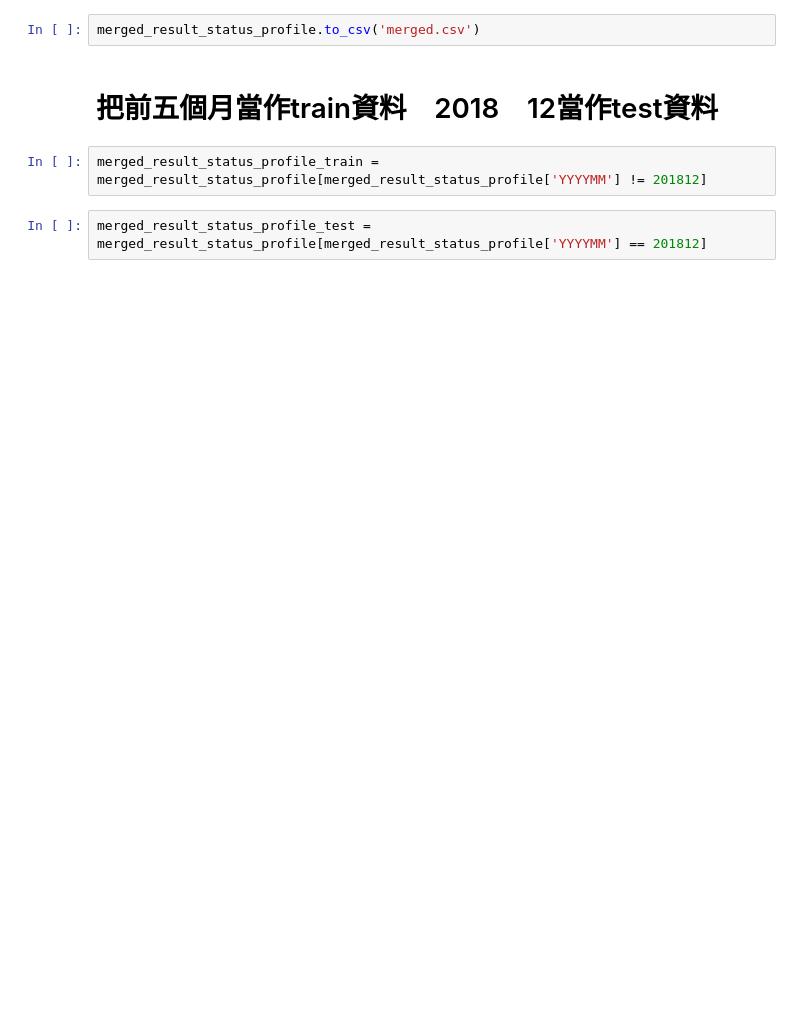
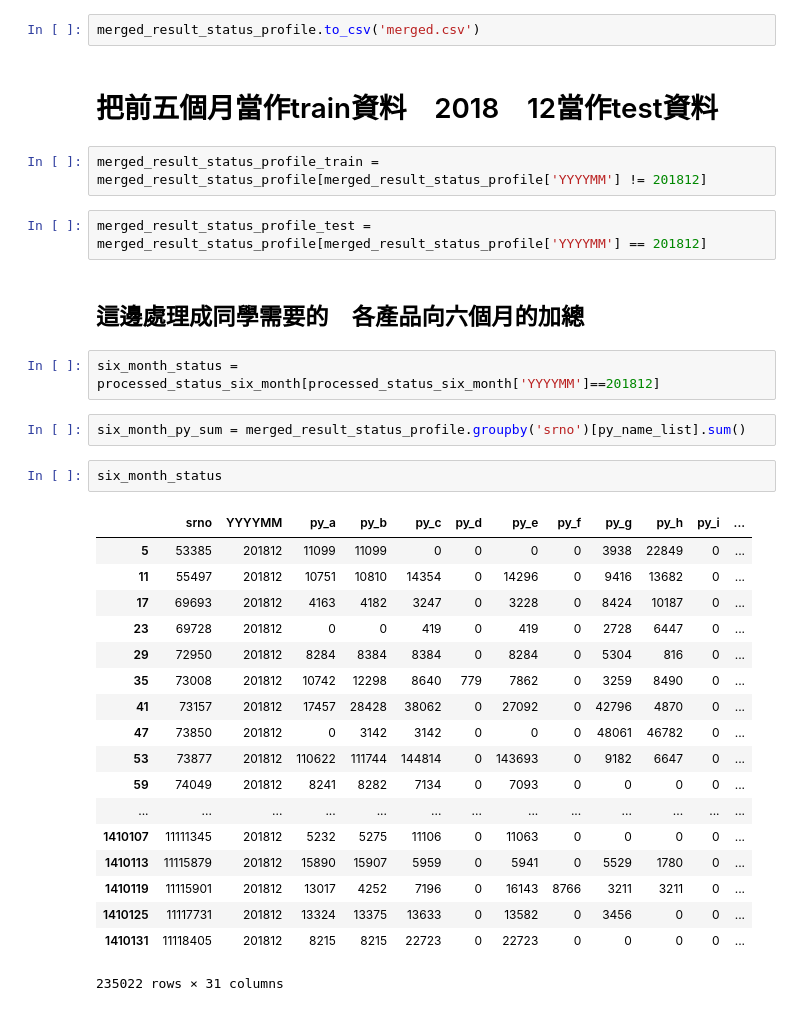
Before and after one commit to GISH123/2nd-Business-Model-and-Big-Data-Competition, a Jupyter notebook: Preprocessing/read_file_and_data_preprocessing.ipynb, the cells around one changed output. Saved outputs shown, nothing was run; the diff lists cells and outputs as text; blank space fills up the shorter version.

```diff
--- a/Preprocessing/read_file_and_data_preprocessing.ipynb
+++ b/Preprocessing/read_file_and_data_preprocessing.ipynb
@@ -415,3 +425,30 @@ merged_result_status_profile.to_csv('merged.csv')
 merged_result_status_profile_train = merged_result_status_profile[merged_result_status_profile['YYYYMM'] != 201812]
 # %%
 merged_result_status_profile_test = merged_result_status_profile[merged_result_status_profile['YYYYMM'] == 201812]
+# %% [markdown]
+## 這邊處理成同學需要的　各產品向六個月的加總
+# %%
+six_month_status = processed_status_six_month[processed_status_six_month['YYYYMM']==201812]
+# %%
+six_month_py_sum = merged_result_status_profile.groupby('srno')[py_name_list].sum()
+# %%
+six_month_status
+# %% [output]
+|  | srno | YYYYMM | py_a | py_b | py_c | py_d | py_e | py_f | py_g | py_h | py_i | ... |
+| 5 | 53385 | 201812 | 11099 | 11099 | 0 | 0 | 0 | 0 | 3938 | 22849 | 0 | ... |
+| 11 | 55497 | 201812 | 10751 | 10810 | 14354 | 0 | 14296 | 0 | 9416 | 13682 | 0 | ... |
+| 17 | 69693 | 201812 | 4163 | 4182 | 3247 | 0 | 3228 | 0 | 8424 | 10187 | 0 | ... |
+| 23 | 69728 | 201812 | 0 | 0 | 419 | 0 | 419 | 0 | 2728 | 6447 | 0 | ... |
+| 29 | 72950 | 201812 | 8284 | 8384 | 8384 | 0 | 8284 | 0 | 5304 | 816 | 0 | ... |
+| 35 | 73008 | 201812 | 10742 | 12298 | 8640 | 779 | 7862 | 0 | 3259 | 8490 | 0 | ... |
+| 41 | 73157 | 201812 | 17457 | 28428 | 38062 | 0 | 27092 | 0 | 42796 | 4870 | 0 | ... |
+| 47 | 73850 | 201812 | 0 | 3142 | 3142 | 0 | 0 | 0 | 48061 | 46782 | 0 | ... |
+| 53 | 73877 | 201812 | 110622 | 111744 | 144814 | 0 | 143693 | 0 | 9182 | 6647 | 0 | ... |
+| 59 | 74049 | 201812 | 8241 | 8282 | 7134 | 0 | 7093 | 0 | 0 | 0 | 0 | ... |
+| ... | ... | ... | ... | ... | ... | ... | ... | ... | ... | ... | ... | ... |
+| 1410107 | 11111345 | 201812 | 5232 | 5275 | 11106 | 0 | 11063 | 0 | 0 | 0 | 0 | ... |
+| 1410113 | 11115879 | 201812 | 15890 | 15907 | 5959 | 0 | 5941 | 0 | 5529 | 1780 | 0 | ... |
+| 1410119 | 11115901 | 201812 | 13017 | 4252 | 7196 | 0 | 16143 | 8766 | 3211 | 3211 | 0 | ... |
+| 1410125 | 11117731 | 201812 | 13324 | 13375 | 13633 | 0 | 13582 | 0 | 3456 | 0 | 0 | ... |
+| 1410131 | 11118405 | 201812 | 8215 | 8215 | 22723 | 0 | 22723 | 0 | 0 | 0 | 0 | ... |
+235022 rows × 31 columns
```
Also changed, not shown: parts of 11 cells of this notebook.
